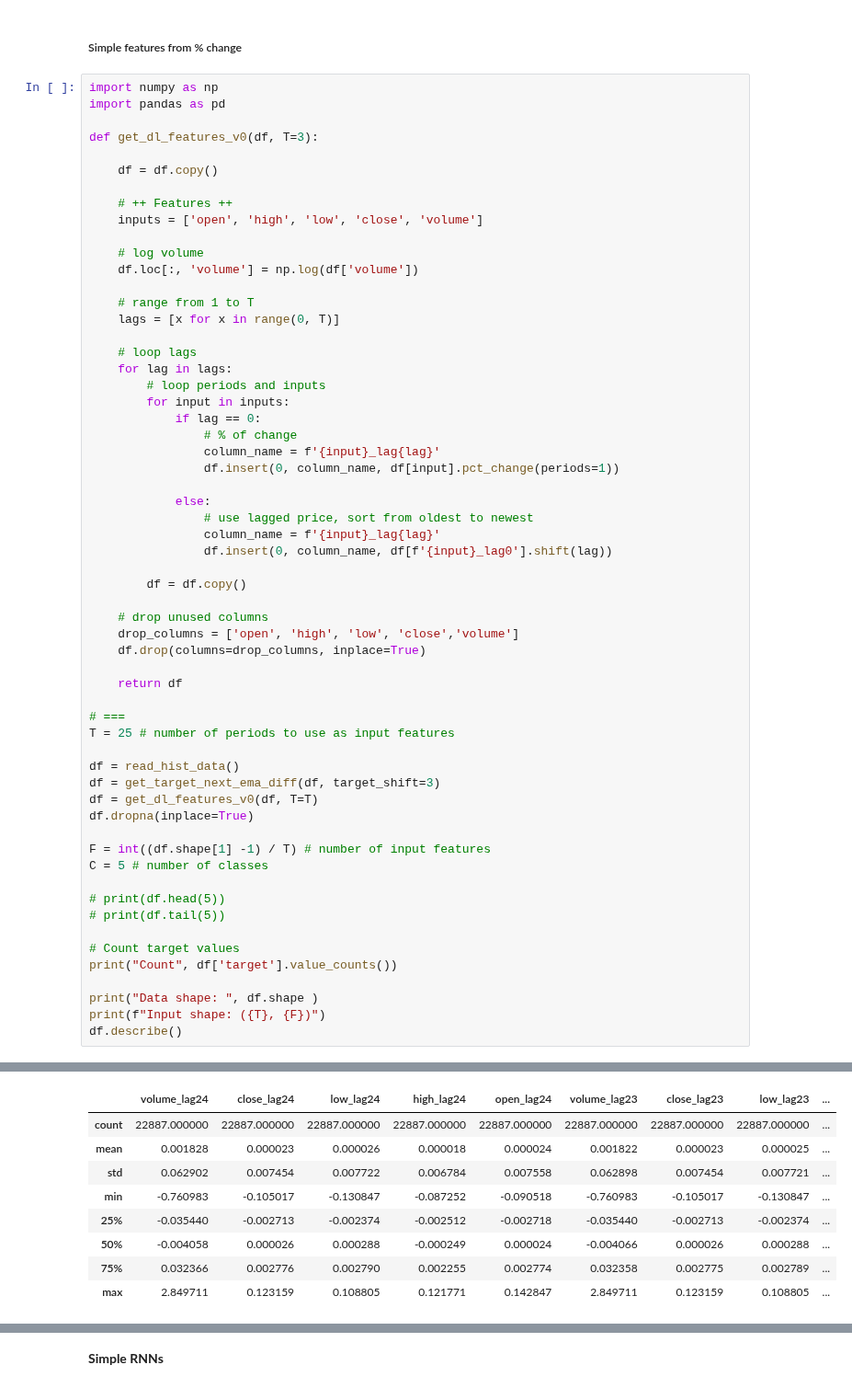
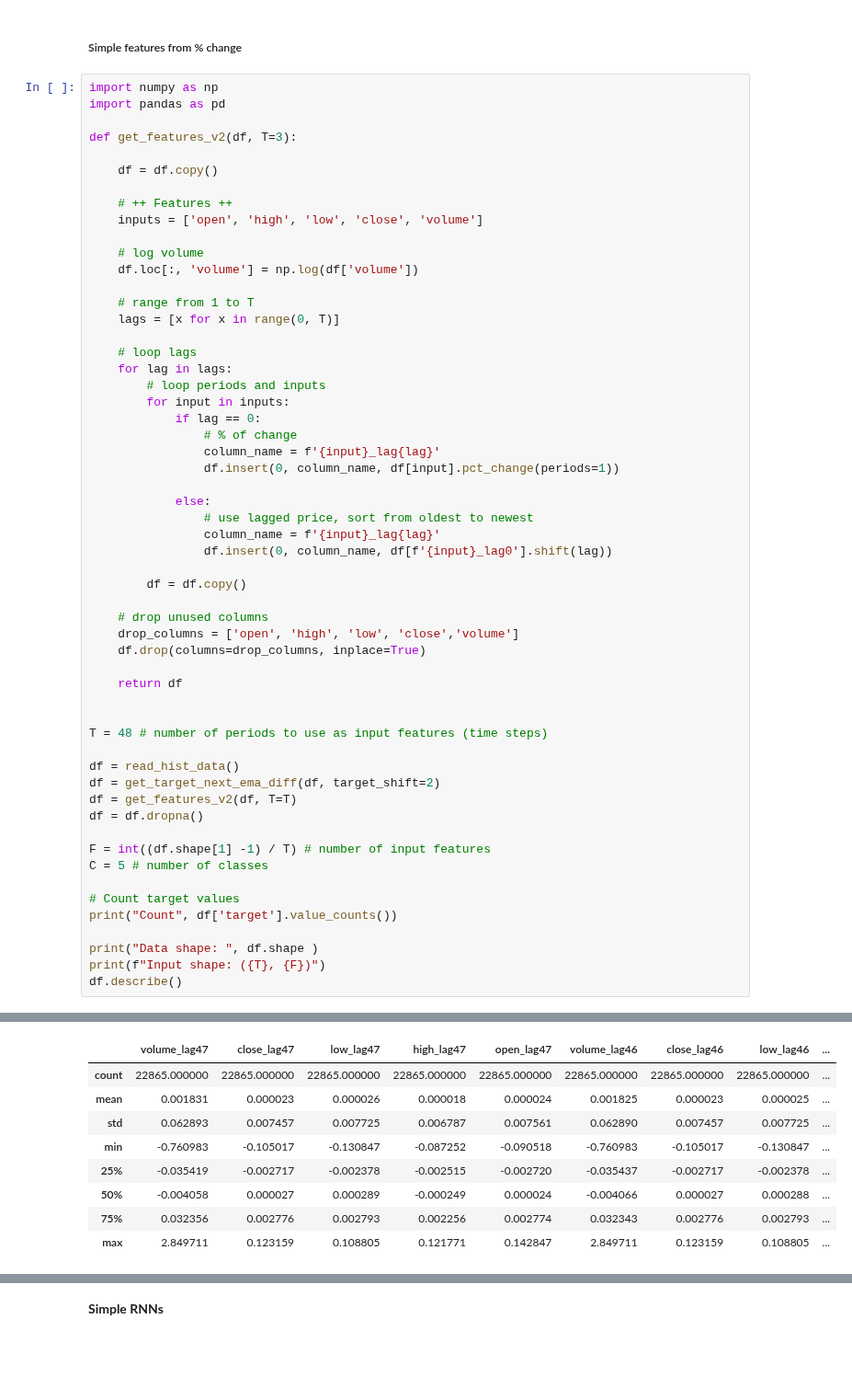
Before and after one commit to natapone/btc_live_price_prediction, a Jupyter notebook: 04_deep_learning_model.ipynb, the cells around one changed output, grey strips where cells are left out. Shown at 92% size. Drawn from its saved outputs; the diff is of its cells as text; blank space fills up the shorter version.

```diff
--- a/04_deep_learning_model.ipynb
+++ b/04_deep_learning_model.ipynb
@@ -575,7 +548,7 @@ input shape: (time_steps, features)
 import numpy as np
 import pandas as pd
 
-def get_dl_features_v0(df, T=3):
+def get_features_v2(df, T=3):
 
     df = df.copy()
 
@@ -610,19 +583,16 @@ def get_dl_features_v0(df, T=3):
 
     return df
 
-# ===
-T = 25 # number of periods to use as input features
+
+T = 48 # number of periods to use as input features (time steps)
 
 df = read_hist_data()
-df = get_target_next_ema_diff(df, target_shift=3)
-df = get_dl_features_v0(df, T=T)
-df.dropna(inplace=True)
+df = get_target_next_ema_diff(df, target_shift=2)
+df = get_features_v2(df, T=T)
+df = df.dropna()
 
 F = int((df.shape[1] -1) / T) # number of input features
 C = 5 # number of classes
-
-# print(df.head(5))
-# print(df.tail(5))
 
 # Count target values
 print("Count", df['target'].value_counts())
@@ -643,9 +613,9 @@ Input shape: (25, 5)
-|  | volume_lag24 | close_lag24 | low_lag24 | high_lag24 | open_lag24 | volume_lag23 | close_lag23 | low_lag23 | ... |
-| count | 22887.000000 | 22887.000000 | 22887.000000 | 22887.000000 | 22887.000000 | 22887.000000 | 22887.000000 | 22887.000000 | ... |
-| mean | 0.001828 | 0.000023 | 0.000026 | 0.000018 | 0.000024 | 0.001822 | 0.000023 | 0.000025 | ... |
-| std | 0.062902 | 0.007454 | 0.007722 | 0.006784 | 0.007558 | 0.062898 | 0.007454 | 0.007721 | ... |
+|  | volume_lag47 | close_lag47 | low_lag47 | high_lag47 | open_lag47 | volume_lag46 | close_lag46 | low_lag46 | ... |
+| count | 22865.000000 | 22865.000000 | 22865.000000 | 22865.000000 | 22865.000000 | 22865.000000 | 22865.000000 | 22865.000000 | ... |
+| mean | 0.001831 | 0.000023 | 0.000026 | 0.000018 | 0.000024 | 0.001825 | 0.000023 | 0.000025 | ... |
+| std | 0.062893 | 0.007457 | 0.007725 | 0.006787 | 0.007561 | 0.062890 | 0.007457 | 0.007725 | ... |
 | min | -0.760983 | -0.105017 | -0.130847 | -0.087252 | -0.090518 | -0.760983 | -0.105017 | -0.130847 | ... |
-| 25% | -0.035440 | -0.002713 | -0.002374 | -0.002512 | -0.002718 | -0.035440 | -0.002713 | -0.002374 | ... |
-| 50% | -0.004058 | 0.000026 | 0.000288 | -0.000249 | 0.000024 | -0.004066 | 0.000026 | 0.000288 | ... |
-| 75% | 0.032366 | 0.002776 | 0.002790 | 0.002255 | 0.002774 | 0.032358 | 0.002775 | 0.002789 | ... |
+| 25% | -0.035419 | -0.002717 | -0.002378 | -0.002515 | -0.002720 | -0.035437 | -0.002717 | -0.002378 | ... |
+| 50% | -0.004058 | 0.000027 | 0.000289 | -0.000249 | 0.000024 | -0.004066 | 0.000027 | 0.000288 | ... |
+| 75% | 0.032356 | 0.002776 | 0.002793 | 0.002256 | 0.002774 | 0.032343 | 0.002776 | 0.002793 | ... |
 | max | 2.849711 | 0.123159 | 0.108805 | 0.121771 | 0.142847 | 2.849711 | 0.123159 | 0.108805 | ... |
```
Also changed, not shown: parts of 22 cells of this notebook.
